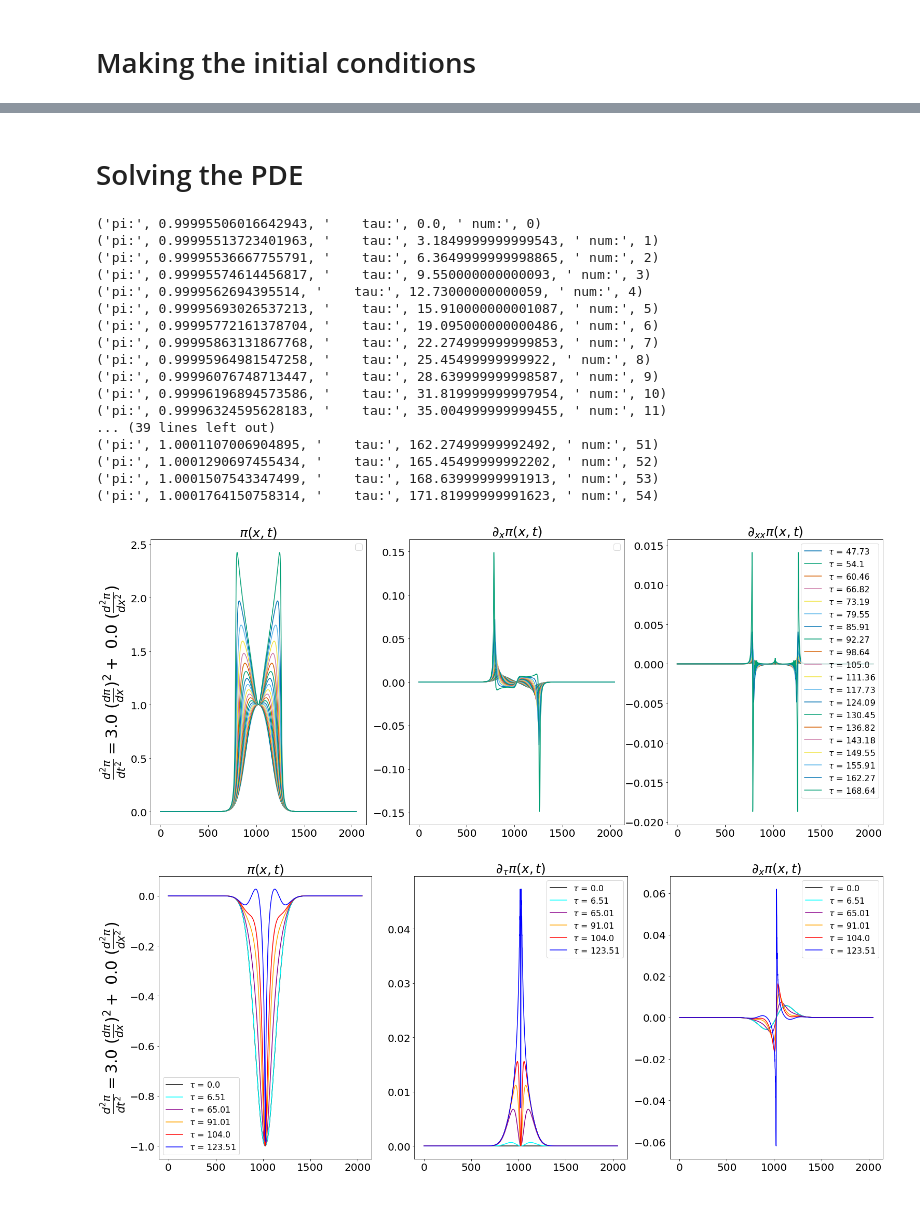
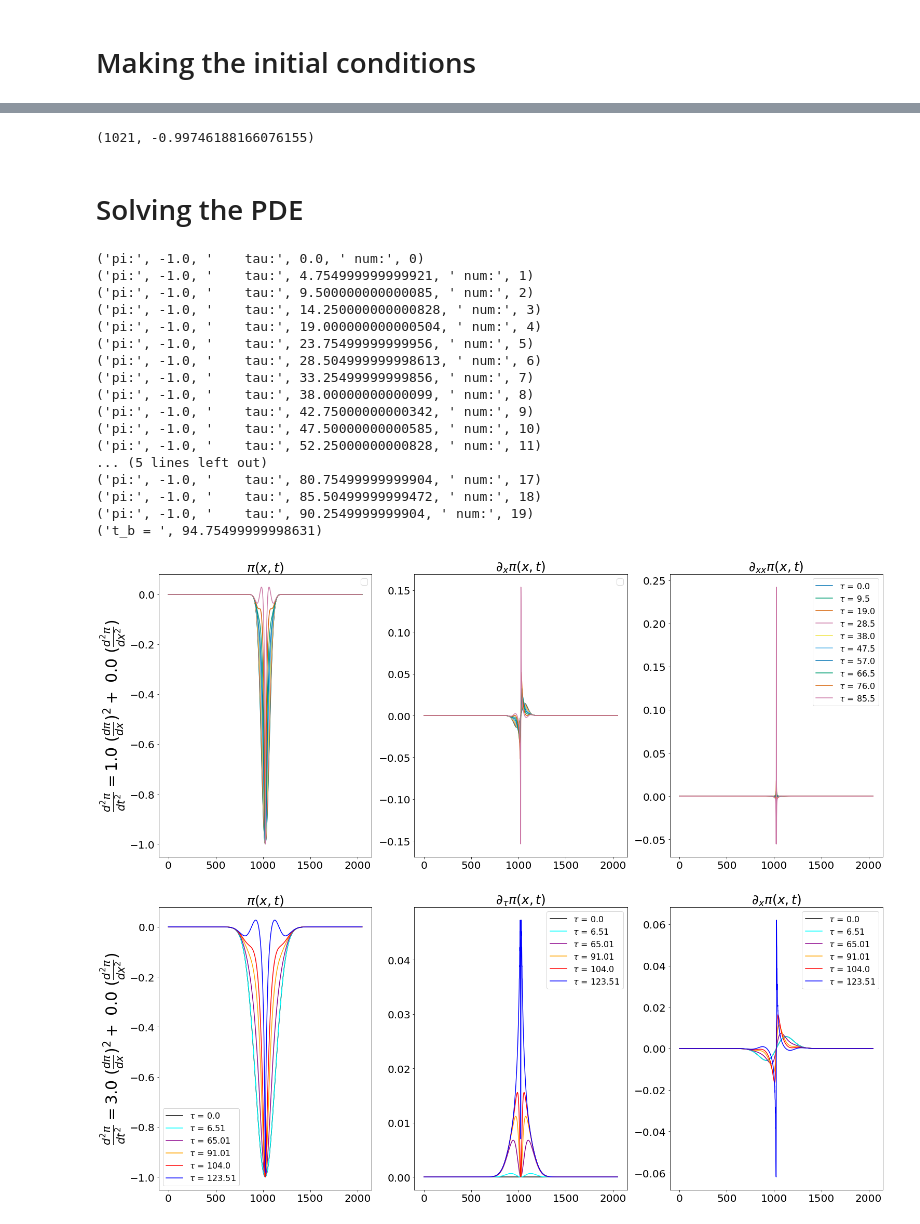
Before and after one commit to FarbodHassani/Coupled_ODEs_solver, a Jupyter notebook: Farbod_wave_blowup_try/Study_paper_Blouwp_term.ipynb, the cells around one changed output, grey strips where cells are left out. Drawn from its saved outputs; the diff is of its cells as text; code cells hidden in the pictures.

```diff
--- a/Farbod_wave_blowup_try/Study_paper_Blouwp_term.ipynb
+++ b/Farbod_wave_blowup_try/Study_paper_Blouwp_term.ipynb
@@ -30,21 +34,23 @@ n_grid = 2**11 # size of data array, number of points for the IC in 1D
 # Ma
 phism=np.zeros(n_grid) # phism is going to be phi in comsology and is made either as a random noise or a given function for the study
 # sigma=np.sqrt(sigmax2)
-for i in range( int((n_grid+1)/2) ):
+# for i in range( int((n_grid)/2) ):
+for i in range( 0,n_grid ):
+
 #     if i<=(nx-1)/2:
 #     phism[i]=-1.0*np.cos(np.pi*4.0*i/n_grid) # taking phi initially as cosine function for half od the data
 #     phism[i]=-1*np.exp(-0.8*(i-n_grid/2)**2/n_grid) # taking phi initially as cosine function for half od the data
 #     phism[i]=-0.1*(i-n_grid/2)**2/n_grid # taking phi initially as cosine function for half od the data
-    phism[i]=1*np.exp(-30*(2.0* np.pi*((i-n_grid/2)/n_grid)**2)) # taking phi initially as cosine function for half od the data
+    phism[i]=-1.0*np.float128(np.exp(-30.0*(2.0* np.float128(np.pi)*(i-n_grid/2.0)/n_grid)**2)) # taking phi initially as cosine function for half od the data
 #     phism[i]=-(1+np.cos((i-n_grid/2)/n_grid))**2/4. # taking phi initially as cosine function for half od the data
 #     phism[i]=-2*np.exp(-0.6*(i-n_grid/2)**8/n_grid**2) # taking phi initially as cosine function for half od the data
 
 #     phism[i]=((i-(n_grid/2))/n_grid)**2  # taking phi initially as cosine function for half od the data
-    phism[n_grid-1-i]=phism[i] # the other half are made in a way that to make the data symmetric.
+#     phism[n_grid-1-i]=phism[i] # the other half are made in a way that to make the data symmetric.
 
-# np.savetxt("real_phi.txt",phism)
-spec = np.abs(np.fft.fft(phism))**2 # computing the spectrum which is absolute value of Forier transformation
-freqs = np.fft.fftfreq(len(phism)) # discrete frequencies associated to the length of the field
+# # np.savetxt("real_phi.txt",phism)
+# spec = np.abs(np.fft.fft(phism))**2 # computing the spectrum which is absolute value of Forier transformation
+# freqs = np.fft.fftfreq(len(phism)) # discrete frequencies associated to the length of the field
 
 # pi  = phism # In case we want to set at the initial time pi = phi otherwise it is set by the PDE, like in the 3D case.
 # phism = 1.e-5 * (phism);
@@ -65,4 +71,15 @@ print("The second analytical derivative at minimum is:",np.pi**2*16/(n_grid**2))
 ('The second analytical derivative at minimum is:', 3.764955292163604e-05)
+# %%
+# for i in range (n_grid):
+i=1021
+print(i,phism[i])
+# 1020 -0.995492244216429
+#        1021 -0.997461881660762
+#        1022 -0.998871151042239
+#        1023 -0.999717668216209
+#        1024  -1.00000000000000
+# %% [output]
+(1021, -0.99746188166076155)
 # %% [markdown]
 # Solving the PDE
 # %%
@@ -73,8 +90,8 @@ print("The second analytical derivative at minimum is:",np.pi**2*16/(n_grid**2))
 tauin = 0.0;
 dt    = 0.005# cs2 = 50 #1.e-3
 dx  = 1.
-N_prints = 55
-tauend = 175.0 #100.0
+N_prints = 20
+tauend = 95.0 #100.0
 tauwrite=(tauend-tauin)/N_prints
 tau = tauin
 
@@ -85,7 +102,7 @@ data = nested_dict(3, list)
 ###########################
 ##### Coefficent ##
 ###########################
-A = 3.0;
+A = 1.0;
 B = 0.0;
 
 
@@ -131,24 +148,27 @@ while (tau < tauend and np.abs(np.max(pi))<1.e6 ):
     pi_t = pi_t + dt*(pi_tt); # pi'
     pi  = pi+dt*(pi_t) # pi
     tau = tau + dt
+    if (tau >= tauend or np.abs(np.max(pi))>=1.e6 ):
+
+        print('t_b = ',tau)
 # %% [output]
-('pi:', 0.99995506016642943, '    tau:', 0.0, ' num:', 0)
-('pi:', 0.99995513723401963, '    tau:', 3.1849999999999543, ' num:', 1)
-('pi:', 0.99995536667755791, '    tau:', 6.3649999999998865, ' num:', 2)
-('pi:', 0.99995574614456817, '    tau:', 9.550000000000093, ' num:', 3)
-('pi:', 0.9999562694395514, '    tau:', 12.73000000000059, ' num:', 4)
-('pi:', 0.99995693026537213, '    tau:', 15.910000000001087, ' num:', 5)
-('pi:', 0.99995772161378704, '    tau:', 19.095000000000486, ' num:', 6)
-('pi:', 0.99995863131867768, '    tau:', 22.274999999999853, ' num:', 7)
-('pi:', 0.99995964981547258, '    tau:', 25.45499999999922, ' num:', 8)
-('pi:', 0.99996076748713447, '    tau:', 28.639999999998587, ' num:', 9)
-('pi:', 0.99996196894573586, '    tau:', 31.819999999997954, ' num:', 10)
-('pi:', 0.99996324595628183, '    tau:', 35.004999999999455, ' num:', 11)
-... (39 lines left out)
-('pi:', 1.0001107006904895, '    tau:', 162.27499999992492, ' num:', 51)
-('pi:', 1.0001290697455434, '    tau:', 165.45499999992202, ' num:', 52)
-('pi:', 1.0001507543347499, '    tau:', 168.63999999991913, ' num:', 53)
-('pi:', 1.0001764150758314, '    tau:', 171.81999999991623, ' num:', 54)
+('pi:', -1.0, '    tau:', 0.0, ' num:', 0)
+('pi:', -1.0, '    tau:', 4.754999999999921, ' num:', 1)
+('pi:', -1.0, '    tau:', 9.500000000000085, ' num:', 2)
+('pi:', -1.0, '    tau:', 14.250000000000828, ' num:', 3)
+('pi:', -1.0, '    tau:', 19.000000000000504, ' num:', 4)
+('pi:', -1.0, '    tau:', 23.75499999999956, ' num:', 5)
+('pi:', -1.0, '    tau:', 28.504999999998613, ' num:', 6)
+('pi:', -1.0, '    tau:', 33.25499999999856, ' num:', 7)
+('pi:', -1.0, '    tau:', 38.00000000000099, ' num:', 8)
+('pi:', -1.0, '    tau:', 42.75000000000342, ' num:', 9)
+('pi:', -1.0, '    tau:', 47.50000000000585, ' num:', 10)
+('pi:', -1.0, '    tau:', 52.25000000000828, ' num:', 11)
+... (5 lines left out)
+('pi:', -1.0, '    tau:', 80.75499999999904, ' num:', 17)
+('pi:', -1.0, '    tau:', 85.50499999999472, ' num:', 18)
+('pi:', -1.0, '    tau:', 90.2549999999904, ' num:', 19)
+('t_b = ', 94.75499999998631)
 # %%
 
 x=np.arange(0,n_grid,1)
@@ -156,7 +176,7 @@ fig = plt.figure(figsize=(25,10))
 ims  = []
 
 l=0
-for i in np.arange(15,55,2):
+for i in np.arange(0,19,2):
 # for i in [0,int(numbers/tauwrite+1),int(numbers/tauwrite+1)*2,numbers-1]:
 
     plt.subplot(1,3,1)
@@ -166,34 +186,34 @@ for i in np.arange(15,55,2):
     plt.tick_params(labelsize=20)
     plt.title("$\pi(x,t)$",fontsize=25)
 #     plt.legend(loc='best', bbox_to_anchor=(0.5, 10, 0.5, 0.5))
     plt.legend(fontsize=16)
     plt.subplot(1,3,2)
     im2, = plt.plot(data[i]['pi_x'][:],"-",markersize=16,color=colors[l])#,label=r"$\tau$ = "+str(np.round(data[i]['t'],2)))
 #     im2, =plt.plot(list_pi_prime[i][:],"-",markersize=16)
     plt.legend(fontsize=16)
 #     plt.ylim(-5.e-5,5.e-5)
 
     plt.tick_params(labelsize=20)
     plt.title(r"$\partial_{x}\pi(x,t)$",fontsize=25)
     #########
     plt.subplot(1,3,3)
     im3, = plt.plot(data[i]['pi_xx'][:],"-",markersize=16,color=colors[l],label=r"$\tau$ = "+str(np.round(data[i]['t'],2)))
 #     plt.ylim(-1.e-4,1.e-4)
     plt.tick_params(labelsize=20)
     plt.title(r"$\partial_{xx}\pi(x,t)$",fontsize=25)
     ims.append([im1,im2,im3])
 #     plt.plot(x,(np.abs((x-1024)*np.pi/1024)**(4/3)),label=r"t =  "+str(i*1))
 #     plt.text(0,0,'dt = 5.e-4\ndx=1/512 ',family='serif',fontsize="14" )
 
 #     plt.xlim(1024-40,1024+40)
 # ani = animation.ArtistAnimation(fig, ims, interval=900, blit=True,repeat_delay=1000)
     plt.legend(fontsize=16)
     l=l+1;
 # plt.savefig('time_derivatives.pdf')
 plt.show()
 # ani.save('fields_1DBlowup.mp4',dpi=400)
 # %% [output]
-[figure, old version]
+[figure, new version]
 # %%
 
 x=np.arange(0,n_grid,1)
```
Also changed, not shown: parts of 2 cells of this notebook.
